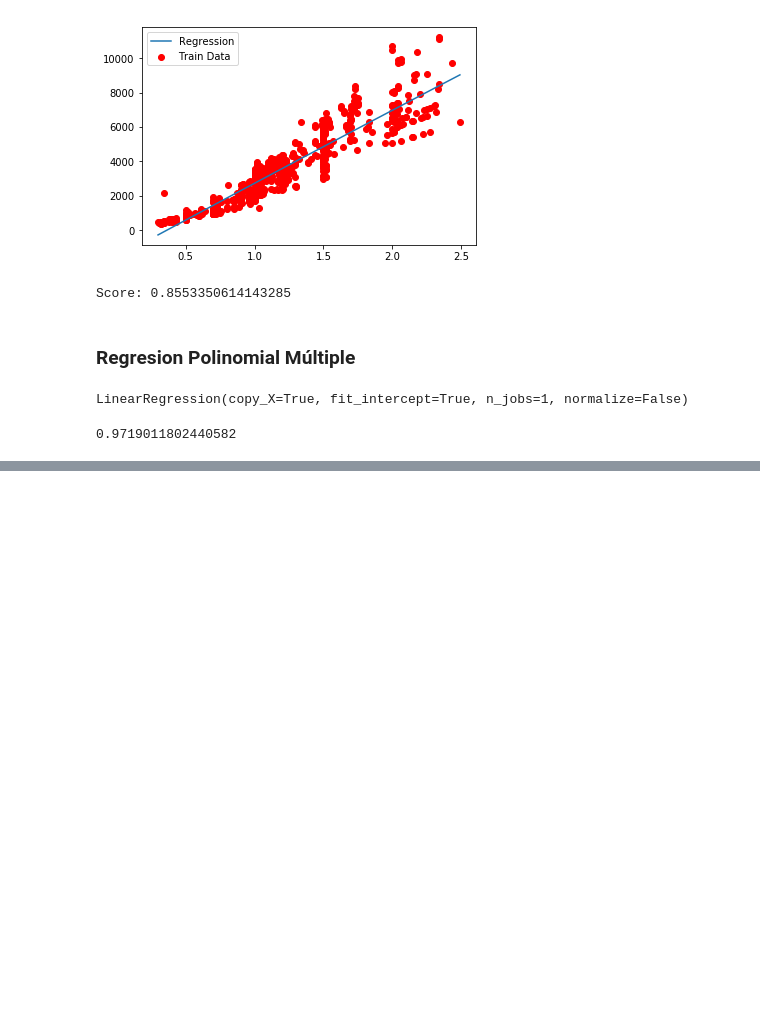
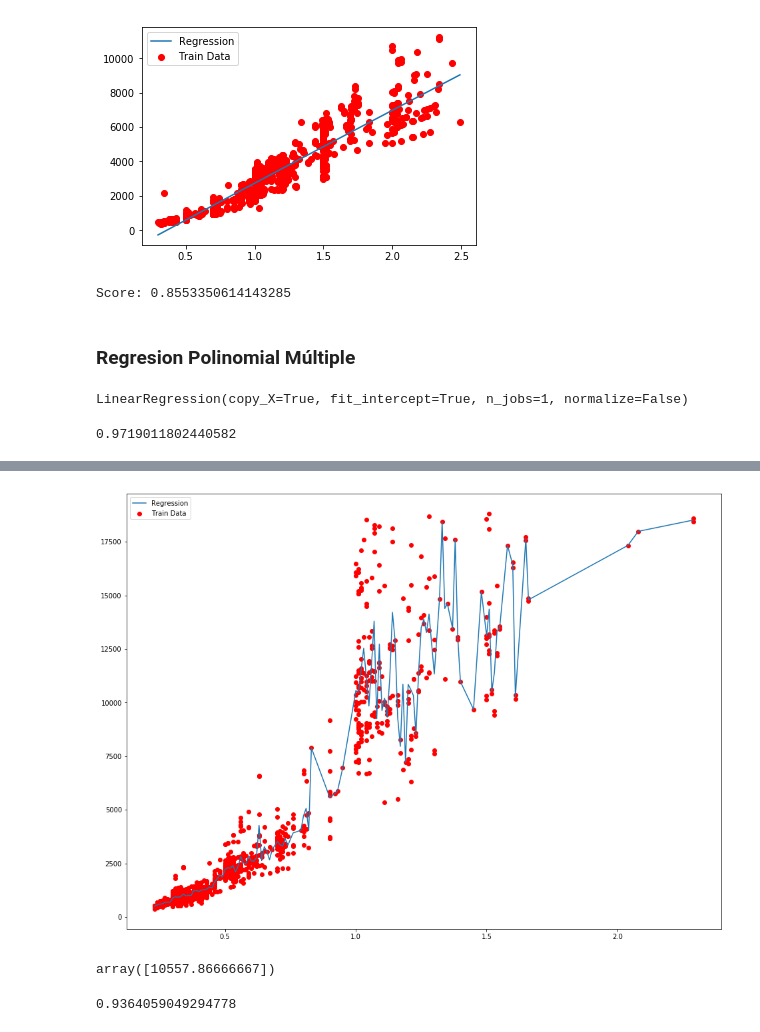
Before and after one commit to JorgeOsorio97/DiamondsPriceAnalisis, a Jupyter notebook: diamonds.ipynb, the cells around one changed output, grey strips where cells are left out. Saved outputs shown, nothing was run; the diff lists cells and outputs as text; code cells hidden in the pictures; blank space fills up the shorter version.

```diff
--- a/diamonds.ipynb
+++ b/diamonds.ipynb
@@ -701,0 +742,3 @@ lin_model.score(pol_model.fit_transform(X),y)
+# %%
+X = IF_data['carat'].values.reshape(-1, 1)
+y = IF_data['price'].values.reshape(-1, 1)
@@ -701,0 +754,16 @@ lin_model.score(pol_model.fit_transform(X),y)
+# %%
+plt.figure(figsize=(16,12))
+plt.scatter(X, y, color='red', label="Train Data")
+plt.plot(X,regressor.predict(X), label="Regression")
+plt.legend()
+plt.show()
+# %% [output]
+[figure, added]
+# %%
+regressor.predict(1)
+# %% [output]
+array([10557.86666667])
+# %%
+regressor.score(X,y)
+# %% [output]
+0.9364059049294778
```
Also changed, not shown: parts of 20 cells of this notebook.
